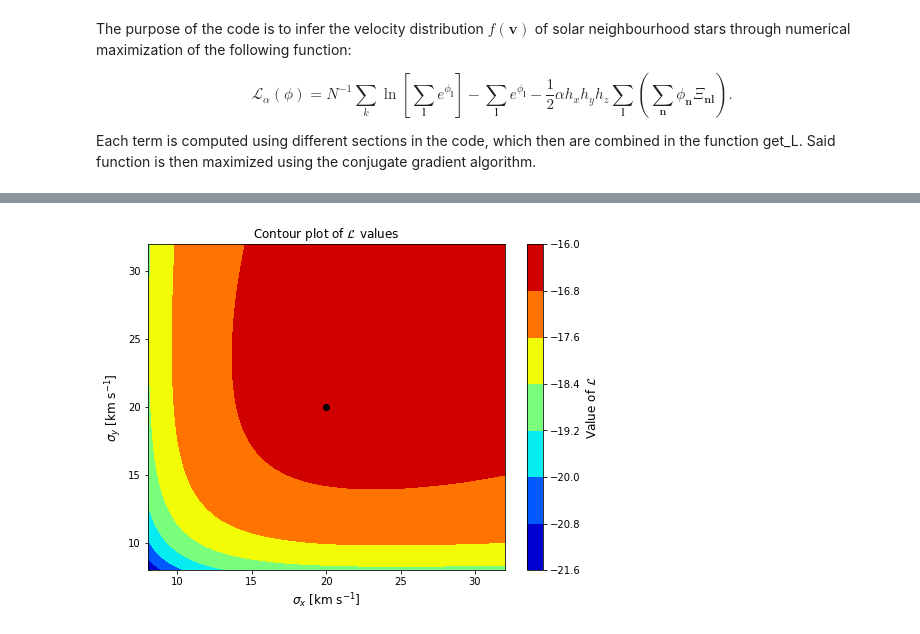
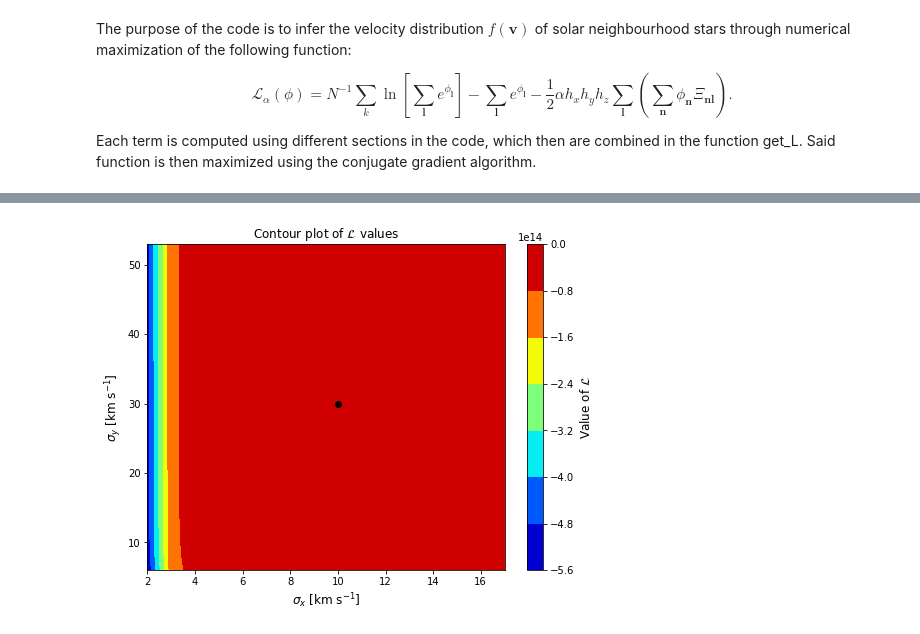
Before and after one commit to PaulMcMillan-Astro/DeprojectionProject, a Jupyter notebook: InitialDeprojectionNotebook.ipynb, the cells around one changed output, grey strips where cells are left out. Cells and saved outputs as stored; diff of their text form; code cells hidden in the pictures.

```diff
--- a/InitialDeprojectionNotebook.ipynb
+++ b/InitialDeprojectionNotebook.ipynb
@@ -297,16 +297,15 @@ def phi_guess(v0,disp0,vmin,dv,n):
     gy = st.norm(v0y,dispy)
     gz = st.norm(v0z,dispz)
 
-    gxp = gx.pdf(vxc) #Computes the probability of our bin values being in the Gaussian
-    gyp = gy.pdf(vyc)
-    gzp = gz.pdf(vzc)
+    gxp = gx.logpdf(vxc) #Computes the log of the probability of our bin values being in the Gaussian
+    gyp = gy.logpdf(vyc)
+    gzp = gz.logpdf(vzc)
 
-    #phix, phiy, phiz = np.meshgrid(np.log(gxp),np.log(gyp),np.log(gzp))
-    phi = np.meshgrid(np.log(gxp),np.log(gyp),np.log(gzp))
+    phi = np.meshgrid(gxp,gyp,gzp) #The meshgrid function couples each phi value for our 3D scenario to the relevant box
 
-    phi_sum = np.sum(phi,axis=0)
+    phi_sum = np.sum(phi,axis=0) #We sum the contributions to phi from x,y,z in each box
 
-    return phi_sum.T
+    return phi_sum
 # %%
 def get_L(phi,*args):
 
@@ -336,9 +335,9 @@ def get_L(phi,*args):
 
     Kphi_sum_tot = np.sum(Kphi_sum) #Gives the double sum in the first term
 
-    L_tilde = Kphi_sum_tot/N - np.sum(exphi)-((alpha*dvx*dvy*dvz)/2)*np.sum(phixhi**2)
+    L_tilde = Kphi_sum_tot/N - np.sum(exphi)-((alpha*dvx*dvy*dvz)/2)*np.sum(phixhi**2) #eq. 31 in DB98
 
-    negL = -1*(L_tilde+1)
+    negL = -1*L_tilde #Since we want to maximize L_tilde, we should minimize -L_tilde
 
     return negL
 # %%
@@ -394,11 +393,11 @@ def test_L(plane, alpha, v0, disp0, pvals, rhatvals, vmin, dv, n):
 
     """We generate a set of sigma values for each dimension that will serve as basis for different gueses of phi"""
 
-    step = 1
+    step = 5
 
-    dispx_guess = np.arange(0.4*disp0x,1.6*disp0x+step,step)
-    dispy_guess = np.arange(0.4*disp0y,1.6*disp0y+step,step)
-    dispz_guess = np.arange(0.4*disp0z,1.6*disp0z+step,step)
+    dispx_guess = np.arange(0.4*disp0x,1.6*disp0x)
+    dispy_guess = np.arange(0.4*disp0y,1.6*disp0y)
+    dispz_guess = np.arange(0.4*disp0z,1.6*disp0z)
 
     #disp_xx, disp_yy, disp_zz = np.meshgrid(dispx_guess,dispy_guess,dispz_guess)
 
@@ -409,8 +408,8 @@ def test_L(plane, alpha, v0, disp0, pvals, rhatvals, vmin, dv, n):
         disp3 = dispz_guess[trueind]
         n1, n2 = nx, ny
         dx, dy = dvx, dvy
-        x0, y0 = np.amin([dispx_guess, dispy_guess],axis=1)
-        x1, y1 = np.amax([dispx_guess, dispy_guess],axis=1)
+        x0, y0 = min(dispx_guess), min(dispy_guess)
+        x1, y1 = max(dispx_guess), max(dispy_guess)
         xlab, ylab = '$\sigma_x$', '$\sigma_y$'
     elif plane == 'yz':
         trueind = np.where(disp0x == dispz_guess)
@@ -419,8 +418,8 @@ def test_L(plane, alpha, v0, disp0, pvals, rhatvals, vmin, dv, n):
         disp3 = dispx_guess[trueind]
         n1, n2 = ny, nz
         dx, dy = dvy, dvz
-        x0, y0 = np.amin([dispy_guess, dispz_guess],axis=1)
-        x1, y1 = np.amax([dispy_guess, dispz_guess],axis=1)
+        x0, y0 = min(dispy_guess), min(dispz_guess)
+        x1, y1 = max(dispy_guess), max(dispz_guess)
         xlab, ylab = '$\sigma_y$', '$\sigma_z$'
     elif plane == 'xz':
         trueind = np.where(disp0y == dispz_guess)
@@ -429,8 +428,8 @@ def test_L(plane, alpha, v0, disp0, pvals, rhatvals, vmin, dv, n):
         disp3 = dispy_guess[trueind]
         n1, n2 = nx, nz
         dx, dy = dvx, dvz
-        x0, y0 = np.amin([dispx_guess, dispz_guess],axis=1)
-        x1, y1 = np.amax([dispx_guess, dispz_guess],axis=1)
+        x0, y0 = min(dispx_guess), min(dispz_guess)
+        x1, y1 = max(dispx_guess), max(dispz_guess)
         xlab, ylab = '$\sigma_x$', '$\sigma_z$'
 
     L_vals = np.zeros((len(disp1),len(disp2)))
@@ -457,10 +456,10 @@ def test_L(plane, alpha, v0, disp0, pvals, rhatvals, vmin, dv, n):
     ax.set_xlabel(xlab+' [km s$^{-1}$]',size='large')
     ax.set_ylabel(ylab+' [km s$^{-1}$]',size='large')
 
-    contf = ax.contourf(dispg1,dispg2,L_vals,cmap = plt.cm.get_cmap('jet'))
+    contf = ax.contourf(dispg1,dispg2,L_vals.T,cmap = plt.cm.get_cmap('jet'))
 
-    #extent = [xc[0], xc[-1], yc[0], yc[-1]]
-    #plt.imshow(twodfv.T,origin='lower',interpolation='bilinear',vmin=0,vmax=twodfv.max(),cmap = plt.cm.get_cmap('jet'),extent=extent)
+    extent = [xc[0], xc[-1], yc[0], yc[-1]]
+    plt.imshow(twodfv.T,origin='lower',interpolation='bilinear',vmin=0,vmax=twodfv.max(),cmap = plt.cm.get_cmap('jet'),extent=extent)
 
     cb = plt.colorbar(contf,orientation='vertical', extend='max')
     cb.set_label('Value of $\mathcal{L}$',size='large')
@@ -602,7 +605,7 @@ plot_fv(phi0,'xy',vmin,dv,n)
 # %%
-test_L('xy', 1e-9, v0, v_disp, pvals, rhatvals, vmin, dv, n)
+test_L('xy', 1e-10, v0, v_disp, pvals, rhatvals, vmin, dv, n)
 # %% [output]
-[figure, old version]
+[figure, new version]
 # %%
 sanity_check(pvals,rhatvals,mxl,vmin,dv,n)
 # %% [output]
```
Also changed, not shown: parts of 9 cells of this notebook.
